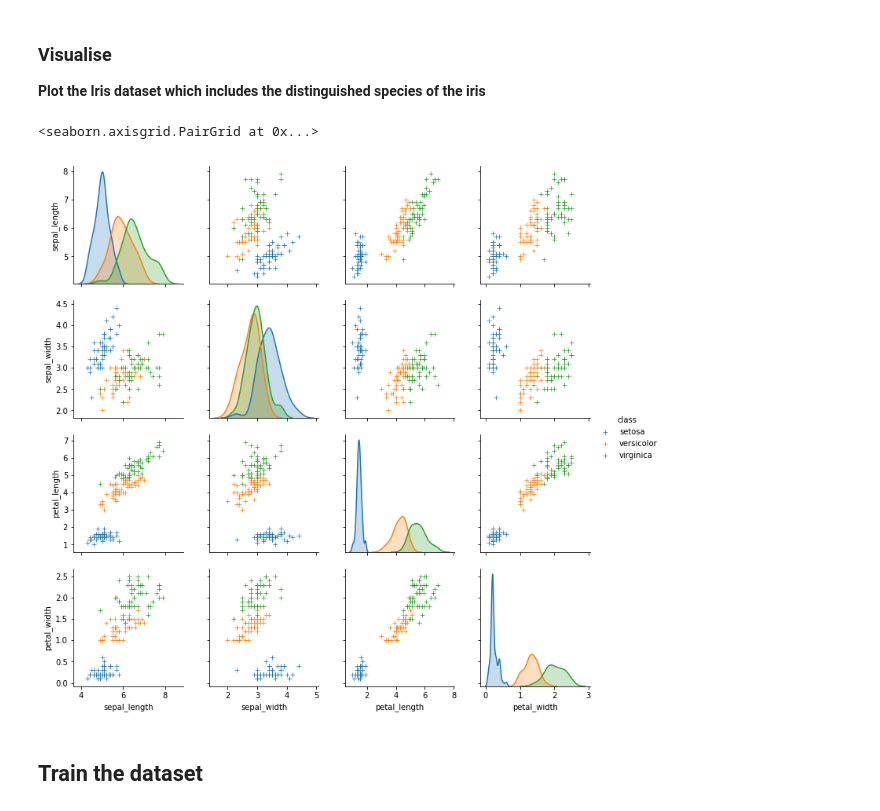
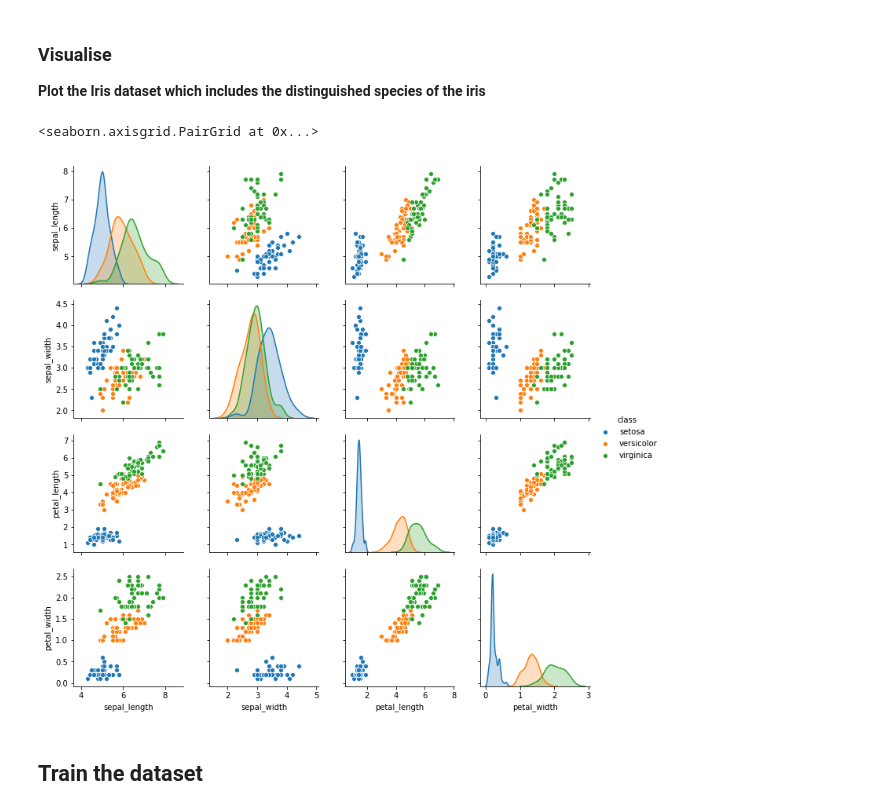
Before and after one commit to cristina1997/Emerging_Technologies_Project, a Jupyter notebook: 2.Iris-Dataset-Notebook/iris-dataset-notebook.ipynb, the cells around one changed output. Cells and saved outputs as stored; diff of their text form; code cells hidden in the pictures.

```diff
--- a/2.Iris-Dataset-Notebook/iris-dataset-notebook.ipynb
+++ b/2.Iris-Dataset-Notebook/iris-dataset-notebook.ipynb
@@ -159,10 +159,10 @@ Name: class, dtype: int64
 **Plot the Iris dataset which includes the distinguished species of the iris**
 # %%
 # Show the iris dataset using pairplot
-sns.pairplot(dataset, hue='class', markers='+')
+sns.pairplot(dataset, hue='class', markers='o')
 # %% [output]
 <seaborn.axisgrid.PairGrid at 0x...>
-[figure, old version]
+[figure, new version]
 # %% [markdown]
 ## Train the dataset
 # %% [markdown]
```
Also changed, not shown: parts of 5 cells of this notebook.
